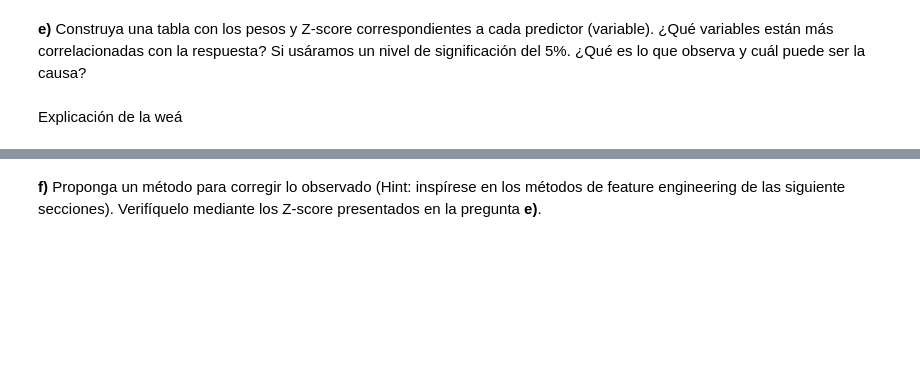
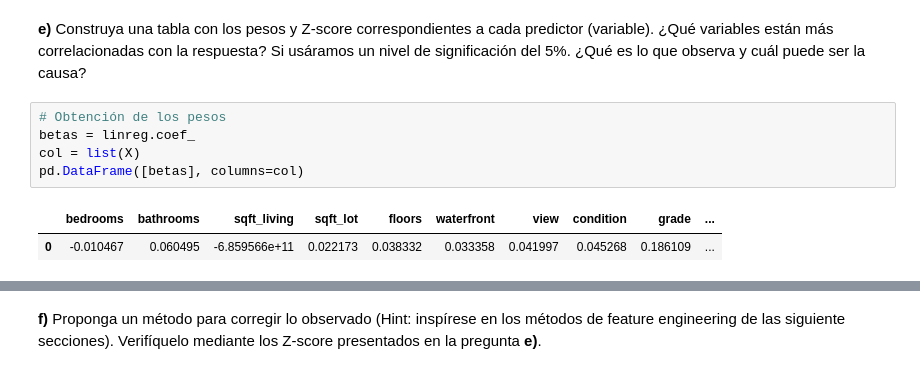
Before and after one commit to TareasJF/INF393, a Jupyter notebook: T1/Tarea1.ipynb, the cells around one changed output, grey strips where cells are left out. Saved outputs shown, nothing was run; the diff lists cells and outputs as text; blank space fills up the shorter version.

```diff
--- a/T1/Tarea1.ipynb
+++ b/T1/Tarea1.ipynb
@@ -96,5 +106,11 @@ Explicación de la weá
 **e)** Construya una tabla con los pesos y Z-score correspondientes a cada predictor (variable). ¿Qué variables
 están más correlacionadas con la respuesta? Si usáramos un nivel de significación del 5%. ¿Qué es lo
 que observa y cuál puede ser la causa?
-# %% [markdown]
-Explicación de la weá
+# %%
+# Obtención de los pesos
+betas = linreg.coef_
+col = list(X)
+pd.DataFrame([betas], columns=col)
+# %% [output]
+|  | bedrooms | bathrooms | sqft_living | sqft_lot | floors | waterfront | view | condition | grade | ... |
+| 0 | -0.010467 | 0.060495 | -6.859566e+11 | 0.022173 | 0.038332 | 0.033358 | 0.041997 | 0.045268 | 0.186109 | ... |
```
Also changed, not shown: parts of 37 cells of this notebook.
